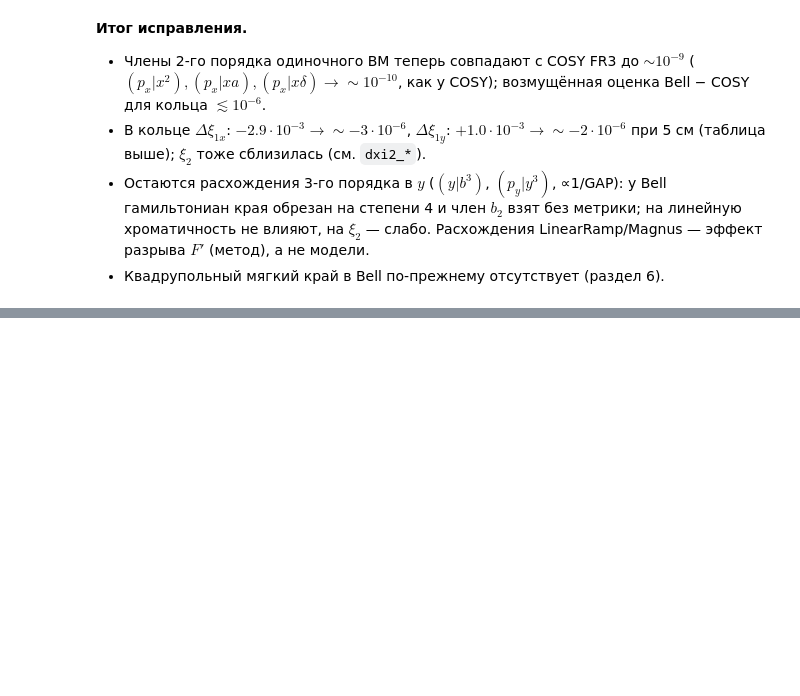
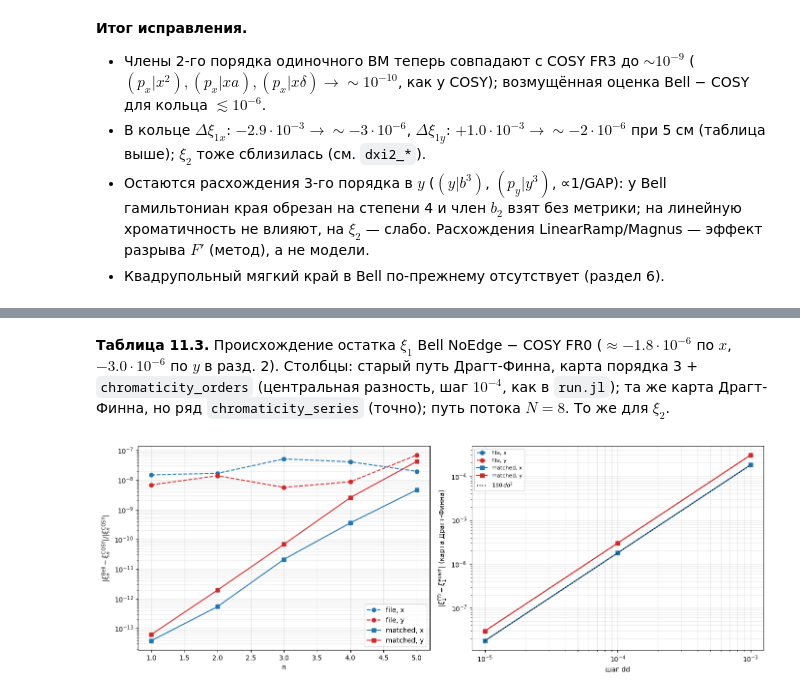
Before and after one commit to sergeybell/SCT_2, a Jupyter notebook: chromaticity/fringe_comparison/fringe_comparison.ipynb, the cells around one changed output, grey strips where cells are left out. Cells and saved outputs as stored; diff of their text form; code cells hidden in the pictures; blank space fills up the shorter version.

```diff
--- a/chromaticity/fringe_comparison/fringe_comparison.ipynb
+++ b/chromaticity/fringe_comparison/fringe_comparison.ipynb
@@ -573,0 +616,9 @@ pd.read_csv('single_dipole/output/perturb_summary.csv')
+# %%
+conv = []
+for lt in ['file','matched']:
+    for pl in ['x','y']:
+        d = fx[(fx.lattice==lt)&(fx.source=='flow')&(fx.plane==pl)].sort_values('N')
+        ref = d[d.N==9].iloc[0] if lt=='file' else d[d.N==8].iloc[0]
+        for _, r in d.iterrows():
+            conv.append(dict(lattice=lt, plane=pl, N=r.N, n_max=r.N-1, xi1=r.xi1, xi3=r.xi3, xi5=r.xi5, seconds=r.seconds))
+cv = pd.DataFrame(conv); cv[cv.plane=='x'][['lattice','N','n_max','xi1','xi3','xi5','seconds']]
@@ -573,0 +642,11 @@ pd.read_csv('single_dipole/output/perturb_summary.csv')
+# %%
+old = []
+for lt in ['file','matched']:
+    for pl in ['x','y']:
+        c = cf0.loc[pl, 'xi1']
+        g = lambda s: fx[(fx.lattice==lt)&(fx.source==s)&(fx.plane==pl)].iloc[0]
+        fl = fx[(fx.lattice==lt)&(fx.source=='flow')&(fx.N==8)&(fx.plane==pl)].iloc[0]
+        old.append(dict(lattice=lt, plane=pl, COSY_xi1=c,
+            d_old_FD_dd1e4=g('DF_findiff_dd0.0001').xi1-c, d_DF_exact=g('DF_exact_series').xi1-c, d_flow=fl.xi1-c,
+            d_old_FD_xi2=g('DF_findiff_dd0.0001').xi2-cf0.loc[pl,'xi2'], d_DF_exact_xi2=g('DF_exact_series').xi2-cf0.loc[pl,'xi2'], d_flow_xi2=fl.xi2-cf0.loc[pl,'xi2']))
+ot = pd.DataFrame(old); ot
@@ -573,0 +659,20 @@ pd.read_csv('single_dipole/output/perturb_summary.csv')
+# %% [markdown]
+**Таблица 11.3.** Происхождение остатка $\xi_1$ Bell NoEdge − COSY FR0 ($\approx -1.8\cdot10^{-6}$ по $x$, $-3.0\cdot10^{-6}$ по $y$ в разд. 2). Столбцы: старый путь Драгт-Финна, карта порядка 3 + `chromaticity_orders` (центральная разность, шаг $10^{-4}$, как в `run.jl`); та же карта Драгт-Финна, но ряд `chromaticity_series` (точно); путь потока $N=8$. То же для $\xi_2$.
+# %%
+fig, ax = plt.subplots(1, 2, figsize=(14, 5))
+for lt, mk in [('file','o--'), ('matched','s-')]:
+    for pl, c in [('x','tab:blue'), ('y','tab:red')]:
+        d = xt[(xt.plane==pl)&(xt.n>=1)&(xt.n<=5)] if lt=='matched' else None
+        r = [abs((fx[(fx.lattice==lt)&(fx.source=='flow')&(fx.N==8)&(fx.plane==pl)].iloc[0]['xi%d'%n] - cf0.loc[pl,'xi%d'%n]) / cf0.loc[pl,'xi%d'%n]) for n in range(1,6)]
+        ax[0].semilogy(range(1,6), np.maximum(r, 1e-16), mk, color=c, label='%s, %s' % (lt, pl))
+ax[0].set_xlabel('n'); ax[0].set_ylabel(r'$|\xi_n^{\rm Bell}-\xi_n^{\rm COSY}|/|\xi_n^{\rm COSY}|$'); ax[0].grid(alpha=.3, which='both'); ax[0].legend()
+for lt, mk in [('file','o--'), ('matched','s-')]:
+    for pl, c in [('x','tab:blue'), ('y','tab:red')]:
+        ex = fx[(fx.lattice==lt)&(fx.source=='DF_exact_series')&(fx.plane==pl)].iloc[0].xi1
+        dds = [1e-5, 1e-4, 1e-3]; e = [abs(fx[(fx.lattice==lt)&(fx.source=='DF_findiff_dd%s' % ('1.0e-5' if dd==1e-5 else dd))&(fx.plane==pl)].iloc[0].xi1 - ex) for dd in dds]
+        ax[1].loglog(dds, e, mk, color=c, label='%s, %s' % (lt, pl))
+dd = np.array([1e-5, 1e-3]); ax[1].loglog(dd, 180*dd**2, 'k:', label=r'$180\,dd^2$')
+ax[1].set_xlabel('шаг dd'); ax[1].set_ylabel(r'$|\xi_1^{\rm FD}-\xi_1^{\rm exact}|$ (карта Драгт-Финна)'); ax[1].grid(alpha=.3, which='both'); ax[1].legend(fontsize=8)
+plt.tight_layout(); plt.savefig('flow_xi_vs_cosy.png', dpi=110); plt.show()
+# %% [output]
+[figure, added]
```
Also changed, not shown: parts of 8 cells of this notebook, 6 other files.
